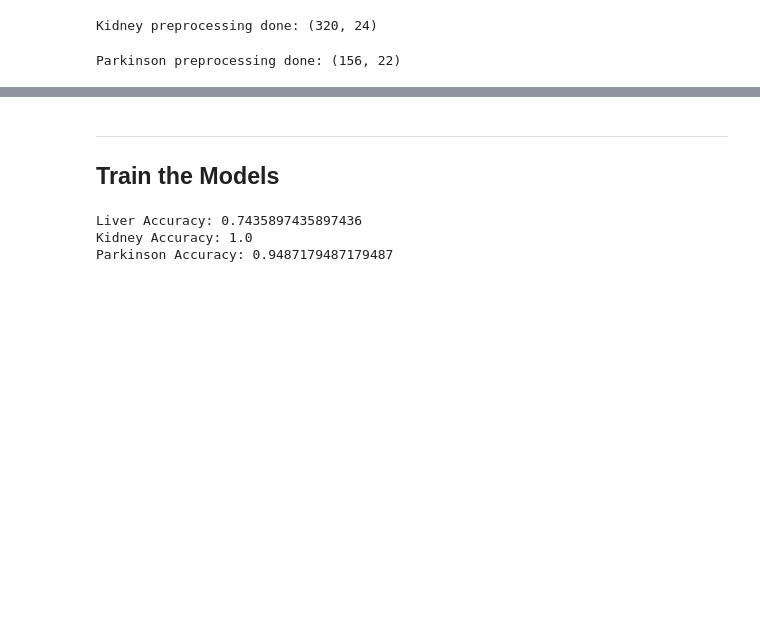
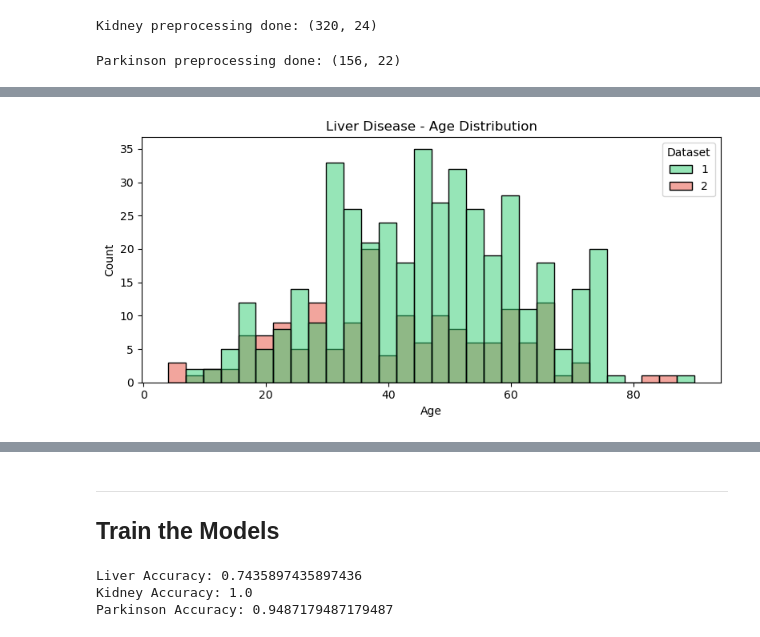
Before and after one commit to AlavanRaja/Multiple-Disease-Prediction, a Jupyter notebook: notebooks/model_training.ipynb, the cells around one changed output, grey strips where cells are left out. Saved outputs shown, nothing was run; the diff lists cells and outputs as text; code cells hidden in the pictures; blank space fills up the shorter version.

```diff
--- a/notebooks/model_training.ipynb
+++ b/notebooks/model_training.ipynb
@@ -106,0 +124,8 @@ Parkinson preprocessing done: (156, 22)
+# %%
+plt.figure(figsize=(8,4))
+sns.histplot(data=liver_df, x='Age', hue='Dataset', bins=30, palette=['#2ecc71','#e74c3c'])
+plt.title('Liver Disease - Age Distribution')
+plt.tight_layout()
+plt.show()
+# %% [output]
+[figure, added]
```
Also changed, not shown: parts of 20 cells of this notebook.
